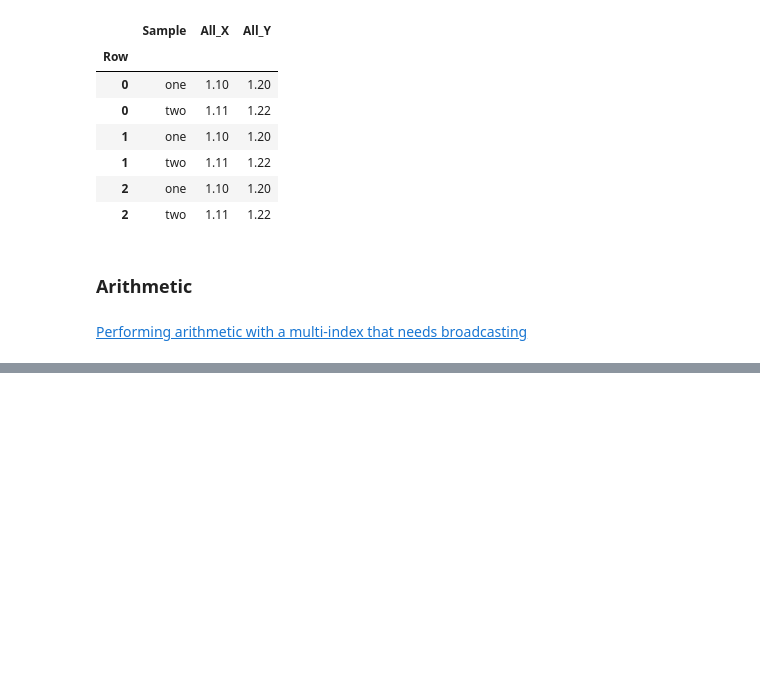
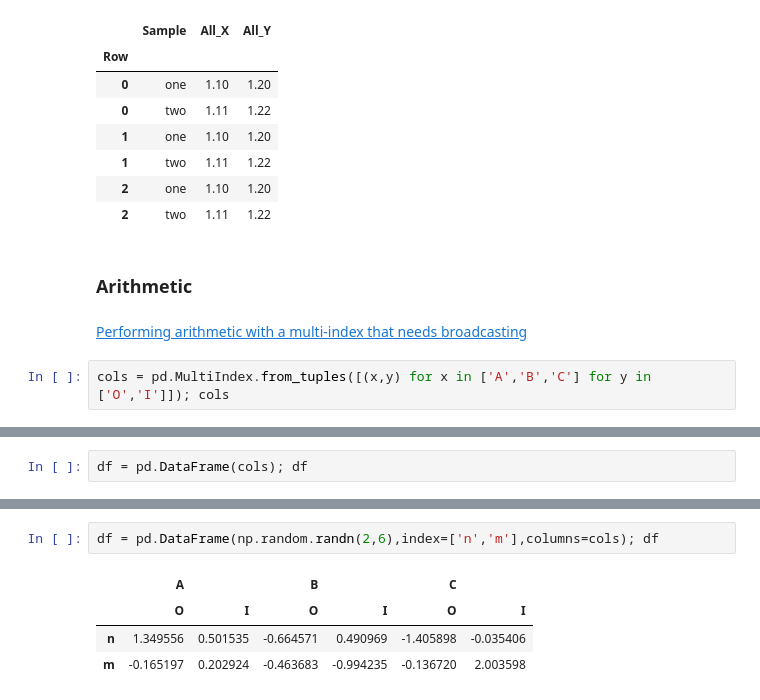
Before and after one commit to bgroveben/python3_machine_learning_projects, a Jupyter notebook: learn_kaggle/pandas/pandas_cookbook.ipynb, the cells around one changed output, grey strips where cells are left out. Drawn from its saved outputs; the diff is of its cells as text; blank space fills up the shorter version.

Commit message:
Performing arithmetic with a multi-index that uses broadcasting

```diff
--- a/learn_kaggle/pandas/pandas_cookbook.ipynb
+++ b/learn_kaggle/pandas/pandas_cookbook.ipynb
@@ -529,3 +529,5 @@ df.columns = ['Sample','All_X', 'All_Y']; df
 ### Arithmetic
 # %% [markdown]
 [Performing arithmetic with a multi-index that needs broadcasting](https://stackoverflow.com/questions/19501510/divide-entire-pandas-multiindex-dataframe-by-dataframe-variable/19502176#19502176)
+# %%
+cols = pd.MultiIndex.from_tuples([(x,y) for x in ['A','B','C'] for y in ['O','I']]); cols
@@ -531,0 +537,2 @@ df.columns = ['Sample','All_X', 'All_Y']; df
+# %%
+df = pd.DataFrame(cols); df
@@ -531,0 +547,7 @@ df.columns = ['Sample','All_X', 'All_Y']; df
+# %%
+df = pd.DataFrame(np.random.randn(2,6),index=['n','m'],columns=cols); df
+# %% [output]
+|  | A |  | B |  | C |  |
+|  | O | I | O | I | O | I |
+| n | 1.349556 | 0.501535 | -0.664571 | 0.490969 | -1.405898 | -0.035406 |
+| m | -0.165197 | 0.202924 | -0.463683 | -0.994235 | -0.136720 | 2.003598 |
```
Also changed, not shown: parts of 8 cells of this notebook.
